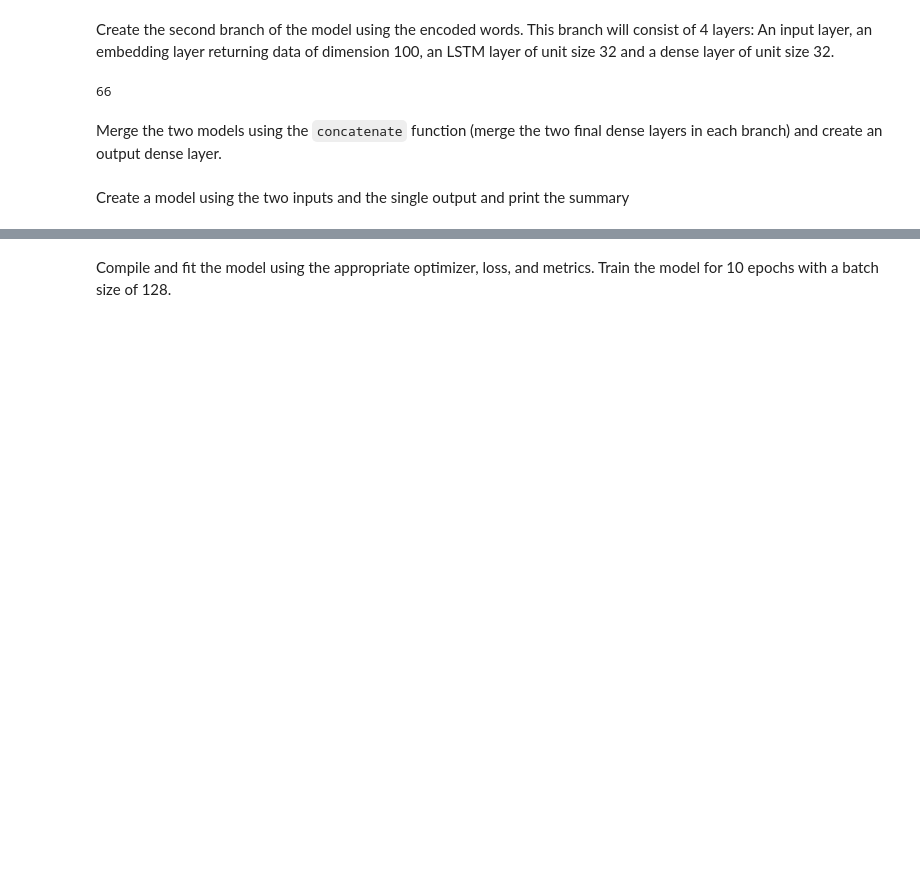
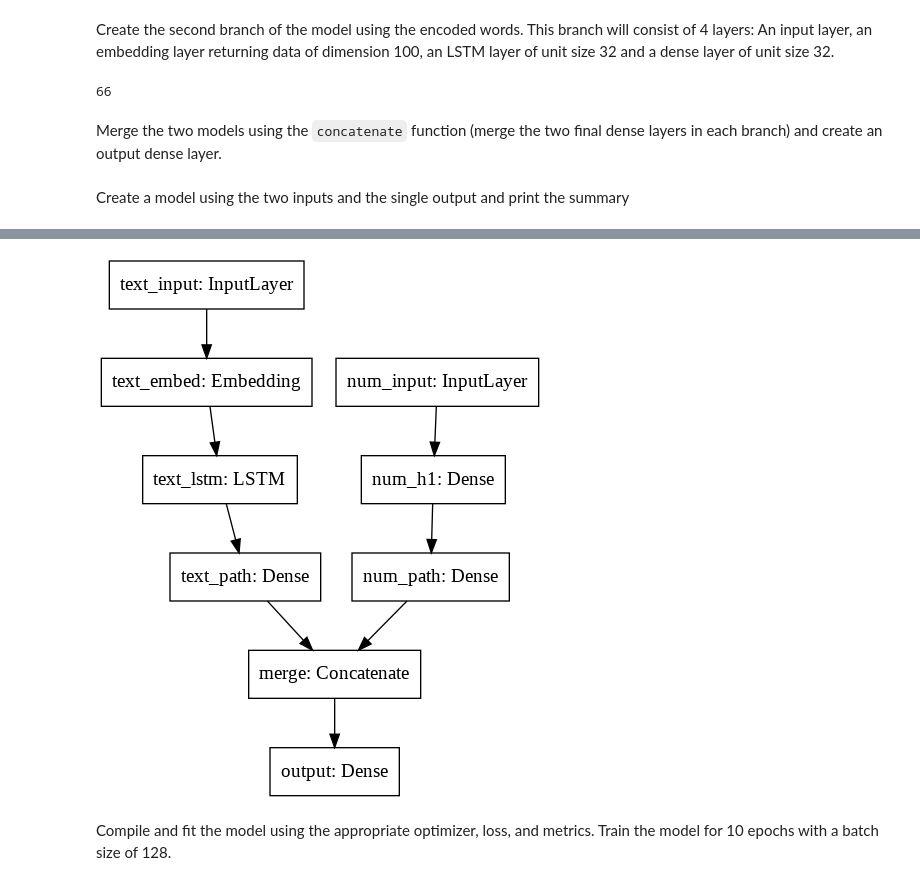
Before and after one commit to thinkful-dsi-grackle/dsi7_student_pair_work, a Jupyter notebook: week13_dl/5_friday/Tarrant_Functional_API.ipynb, the cells around one changed output, grey strips where cells are left out. Drawn from its saved outputs; the diff is of its cells as text; code cells hidden in the pictures; blank space fills up the shorter version.

```diff
--- a/week13_dl/5_friday/Tarrant_Functional_API.ipynb
+++ b/week13_dl/5_friday/Tarrant_Functional_API.ipynb
@@ -448,5 +449,10 @@ Trainable params: 708,397
 Non-trainable params: 0
 __________________________________________________________________________________________________
+# %%
+# plot model
+plot_model(model, to_file='two_inputs_one_output.png')
+# %% [output]
+[figure, added]
 # %% [markdown]
 Compile and fit the model using the appropriate optimizer, loss, and metrics. Train the model for 10 epochs with a batch size of 128.
 # %%
```
Also changed, not shown: parts of 18 cells of this notebook.
